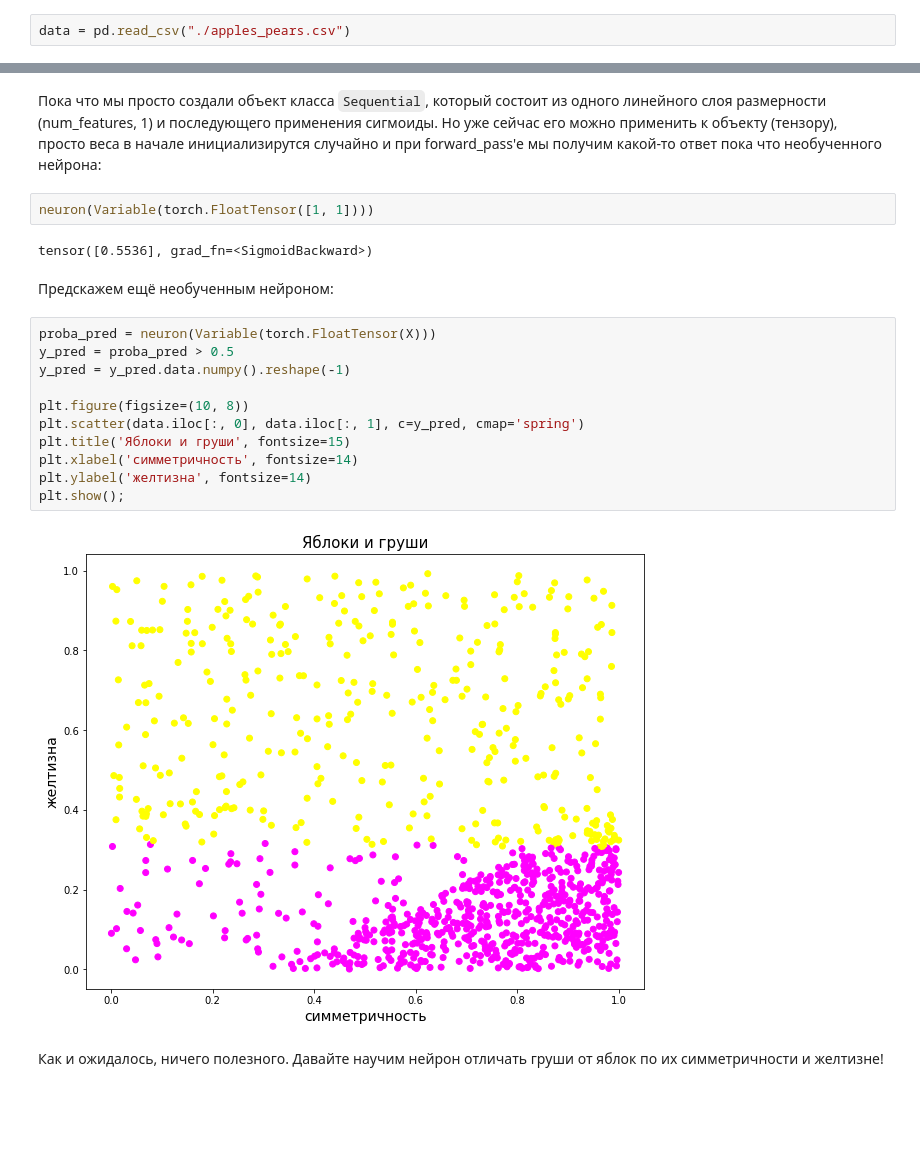
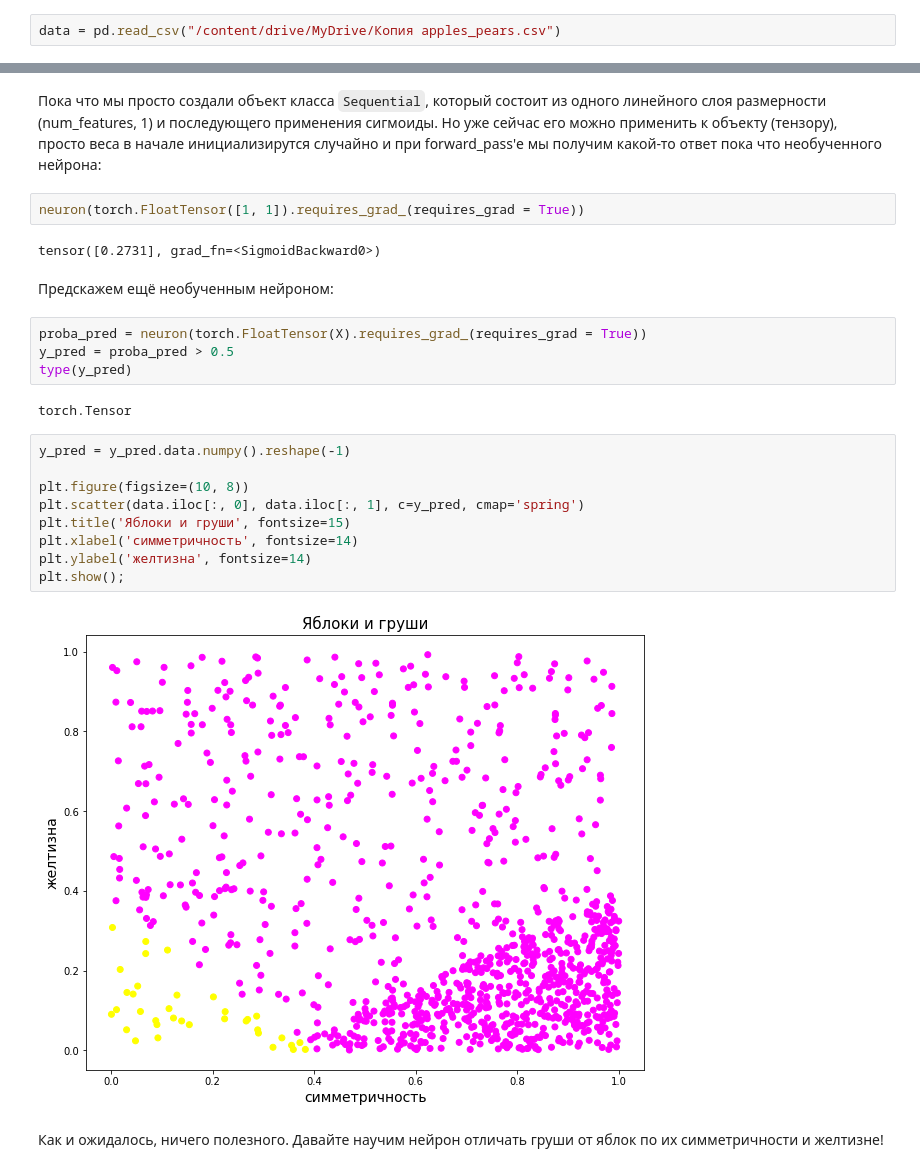
Before and after one commit to bulinayas/Deep-deep-learning, a Jupyter notebook: [seminar]neuron_pytorch.ipynb, the cells around one changed output, grey strips where cells are left out. Cells and saved outputs as stored; diff of their text form; blank space fills up the shorter version.

```diff
--- a/[seminar]neuron_pytorch.ipynb
+++ b/[seminar]neuron_pytorch.ipynb
@@ -36,5 +41,5 @@ import matplotlib.pyplot as plt
 # %%
-data = pd.read_csv("./apples_pears.csv")
+data = pd.read_csv("/content/drive/MyDrive/Копия apples_pears.csv")
 # %%
 plt.figure(figsize=(10, 8))
 plt.scatter(data.iloc[:, 0], data.iloc[:, 1], c=data['target'], cmap='rainbow')
@@ -76,24 +80,28 @@ Sequential(
 # %% [markdown]
 Пока что мы просто создали объект класса `Sequential`, который состоит из одного линейного слоя размерности (num_features, 1) и последующего применения сигмоиды. Но уже сейчас его можно применить к объекту (тензору), просто веса в начале инициализирутся случайно и при forward_pass'е мы получим какой-то ответ пока что необученного нейрона:
 # %%
-neuron(Variable(torch.FloatTensor([1, 1])))
+neuron(torch.FloatTensor([1, 1]).requires_grad_(requires_grad = True))
 # %% [output]
-tensor([0.5536], grad_fn=<SigmoidBackward>)
+tensor([0.2731], grad_fn=<SigmoidBackward0>)
 # %% [markdown]
 Предскажем ещё необученным нейроном:
+# %%
+proba_pred = neuron(torch.FloatTensor(X).requires_grad_(requires_grad = True))
+y_pred = proba_pred > 0.5
+type(y_pred)
+# %% [output]
+torch.Tensor
 # %%
-proba_pred = neuron(Variable(torch.FloatTensor(X)))
-y_pred = proba_pred > 0.5
 y_pred = y_pred.data.numpy().reshape(-1)
 
 plt.figure(figsize=(10, 8))
 plt.scatter(data.iloc[:, 0], data.iloc[:, 1], c=y_pred, cmap='spring')
 plt.title('Яблоки и груши', fontsize=15)
 plt.xlabel('симметричность', fontsize=14)
 plt.ylabel('желтизна', fontsize=14)
 plt.show();
 # %% [output]
-[figure, old version]
+[figure, new version]
 # %% [markdown]
 Как и ожидалось, ничего полезного. Давайте научим нейрон отличать груши от яблок по их симметричности и желтизне!
 # %% [markdown]
```
Also changed, not shown: parts of 43 cells of this notebook.
